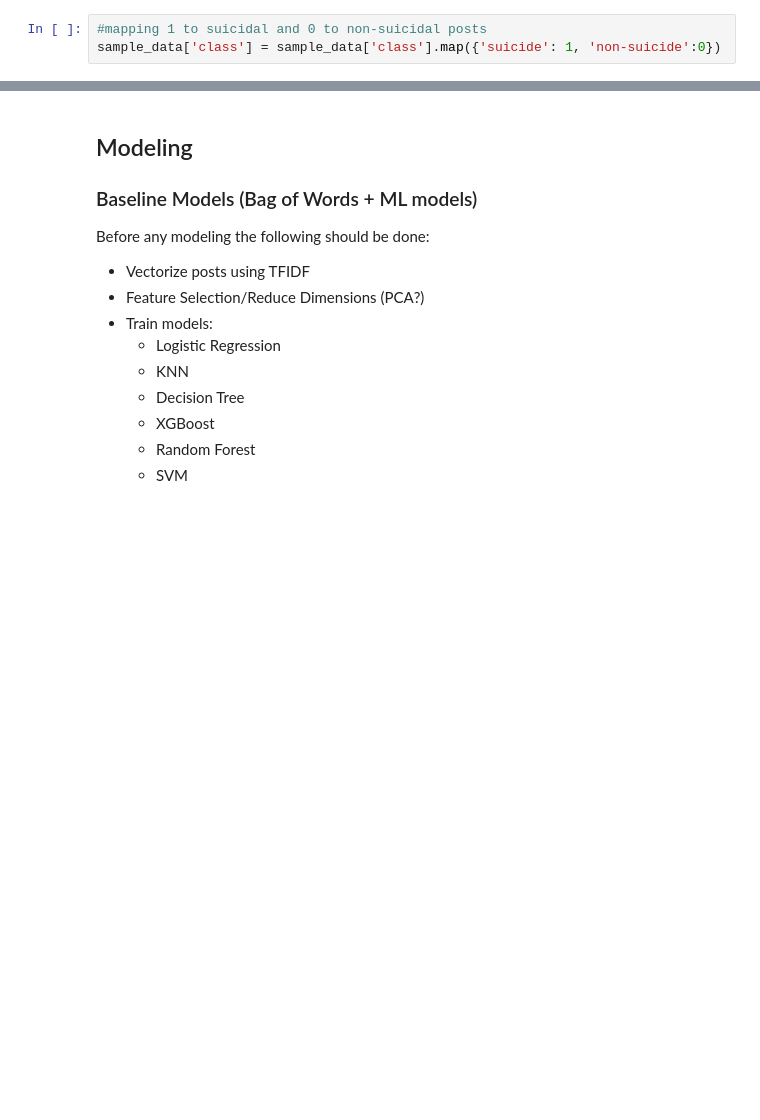
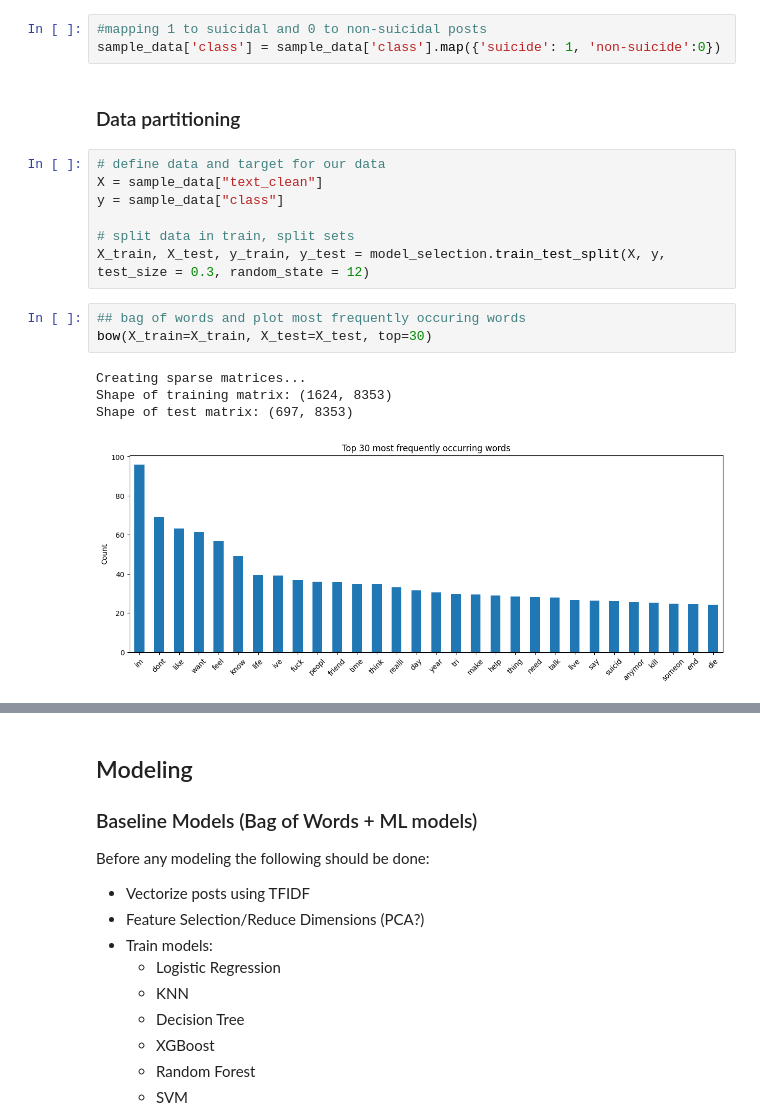
Before and after one commit to eugenebaraka/Predict-Suicidal-Ideation-on-Reddit, a Jupyter notebook: predict suicidal ideation/suicide-classification.ipynb, the cells around one changed output, grey strips where cells are left out. Drawn from its saved outputs; the diff is of its cells as text; blank space fills up the shorter version.

Commit message:
modeling

```diff
--- a/predict suicidal ideation/suicide-classification.ipynb
+++ b/predict suicidal ideation/suicide-classification.ipynb
@@ -184,3 +200,20 @@ sample_data.head()
 # %%
 #mapping 1 to suicidal and 0 to non-suicidal posts
 sample_data['class'] = sample_data['class'].map({'suicide': 1, 'non-suicide':0})
+# %% [markdown]
+### Data partitioning
+# %%
+# define data and target for our data
+X = sample_data["text_clean"]
+y = sample_data["class"]
+
+# split data in train, split sets
+X_train, X_test, y_train, y_test = model_selection.train_test_split(X, y, test_size = 0.3, random_state = 12)
+# %%
+## bag of words and plot most frequently occuring words
+bow(X_train=X_train, X_test=X_test, top=30)
+# %% [output]
+Creating sparse matrices...
+Shape of training matrix: (1624, 8353)
+Shape of test matrix: (697, 8353)
+[figure, added]
```
Also changed, not shown: parts of 19 cells of this notebook, 1 other file.
